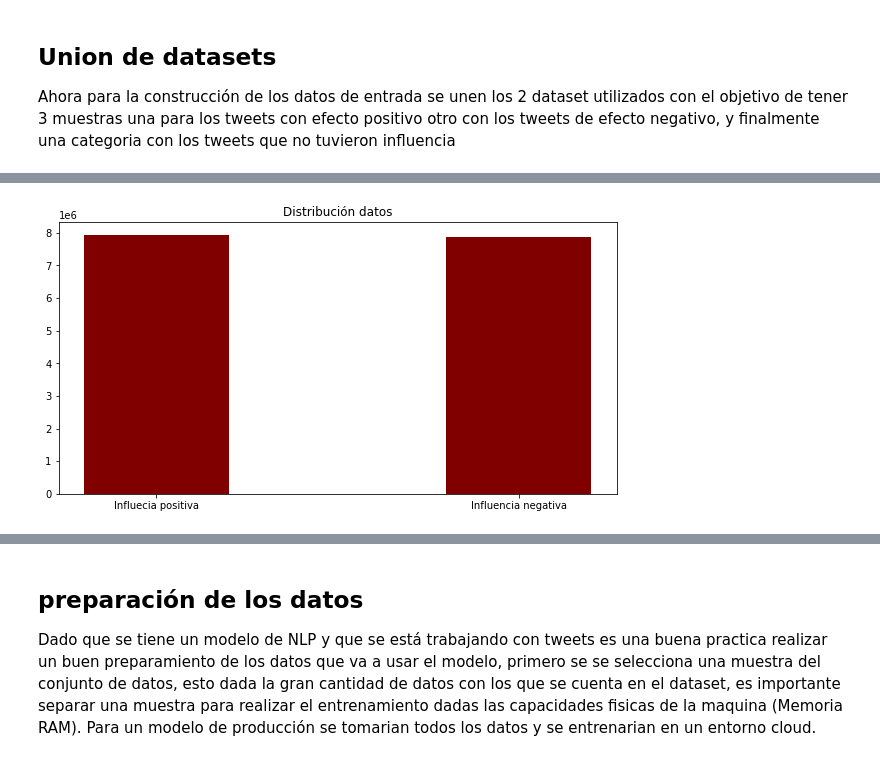
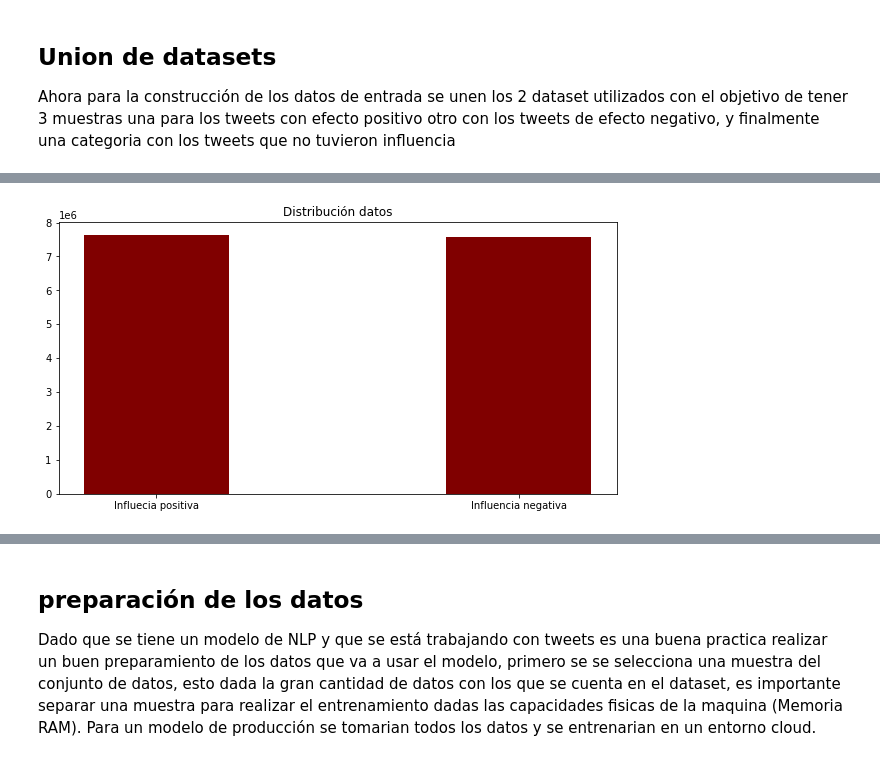
Before and after one commit to maescalante/proyecto1BI, a Jupyter notebook: notebook.ipynb, the cells around one changed output, grey strips where cells are left out. Drawn from its saved outputs; the diff is of its cells as text; code cells hidden in the pictures.

```diff
--- a/notebook.ipynb
+++ b/notebook.ipynb
@@ -260,18 +308,17 @@ df_datos["Influencia"].value_counts()
 Name: Influencia, dtype: int64
 # %%
-# creating the dataset
 data = ["Influecia positiva", "Influencia negativa"]
-values = [7934355, 7868861]
+values = [7635326, 7581605]
 
 fig = plt.figure(figsize = (10, 5))
 
 # creating the bar plot
 plt.bar(data, values, color ='maroon',width = 0.4)
 
 plt.title("Distribución datos")
 plt.show()
 # %% [output]
-[figure, old version]
+[figure, new version]
 # %%
 df_datos["Influencia2"].value_counts()
 # %% [output]
```
Also changed, not shown: parts of 67 cells of this notebook, 1 other file.
